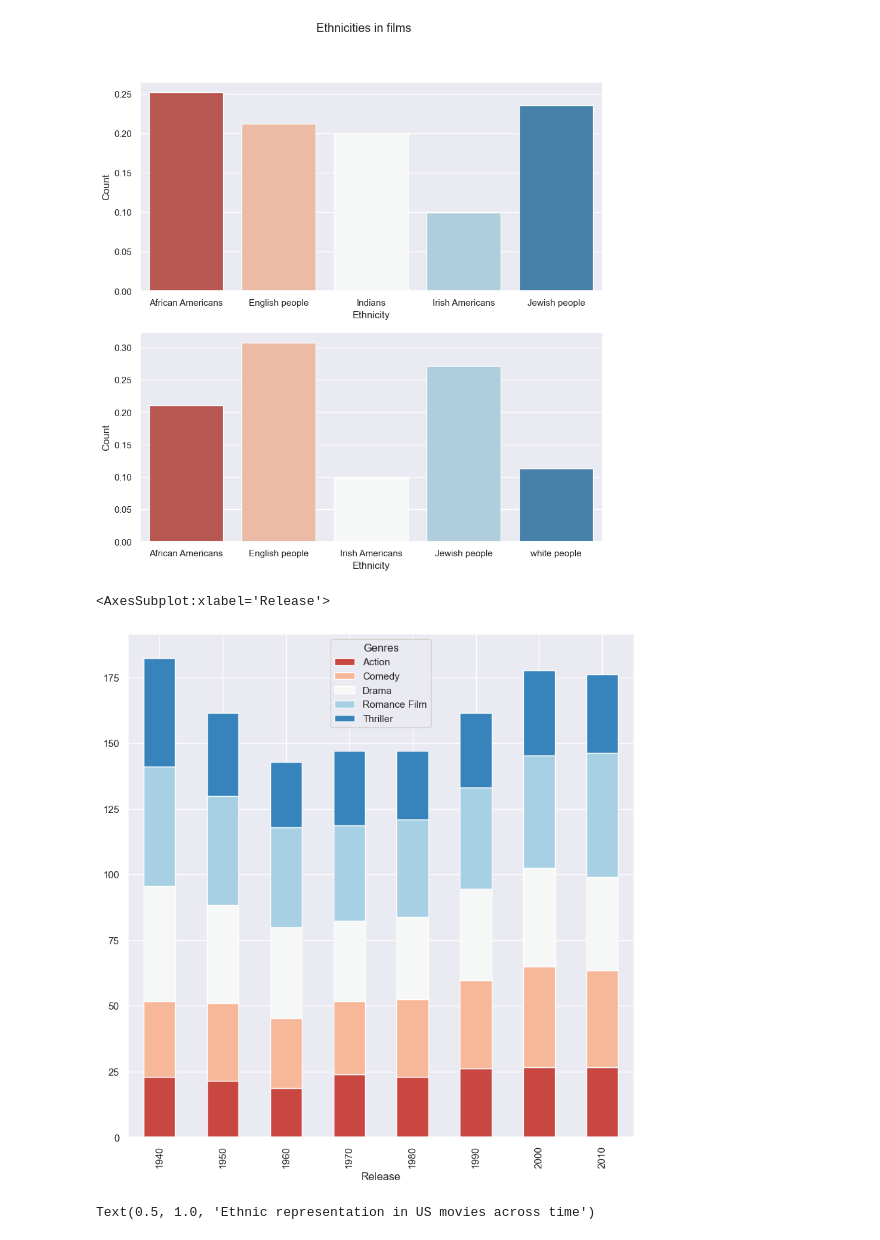
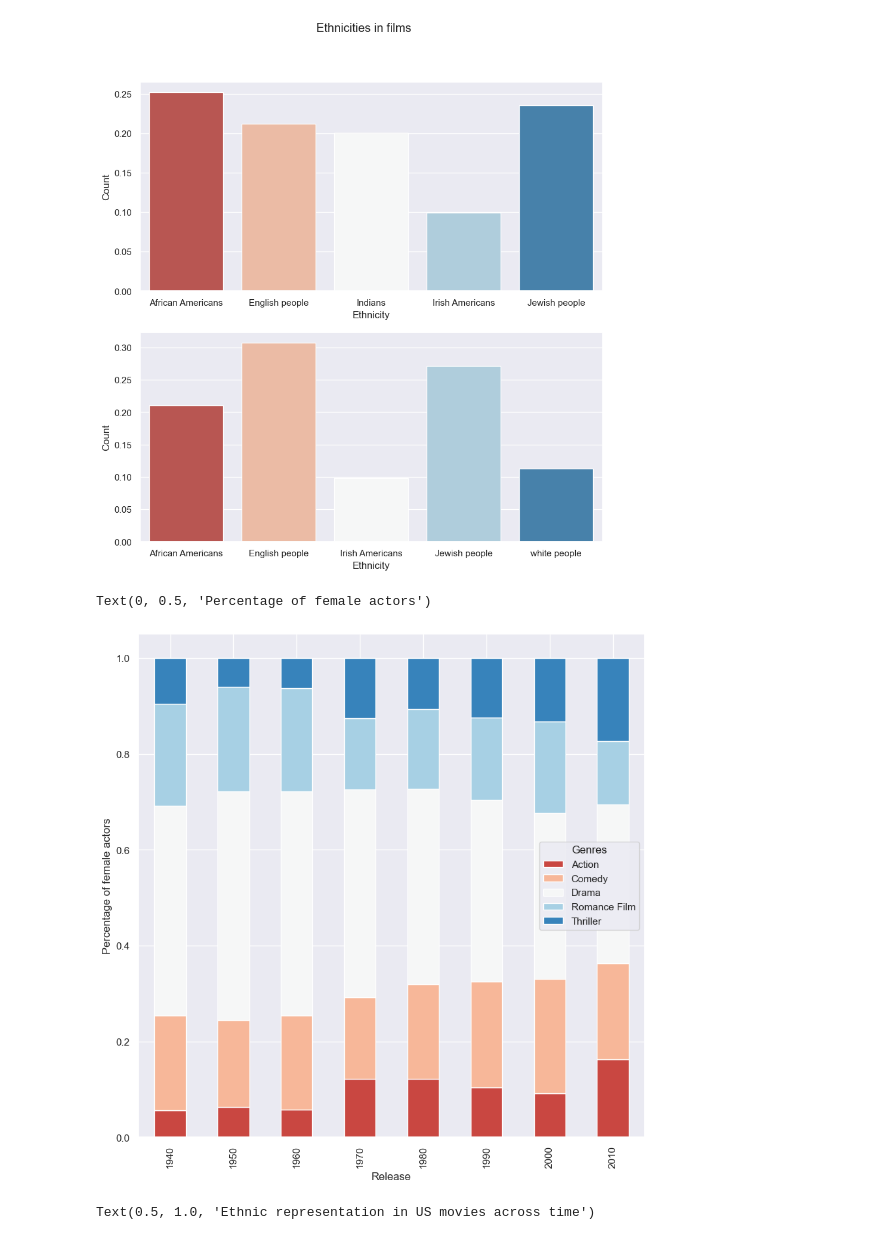
Before and after one commit to epfl-ada/ada-2022-project-rlab, a Jupyter notebook: Initial_Analysis_and_Ethnicity_Representation_statsthomas.ipynb, the cells around one changed output. Cells and saved outputs as stored; diff of their text form; code cells hidden in the pictures.

```diff
--- a/Initial_Analysis_and_Ethnicity_Representation_statsthomas.ipynb
+++ b/Initial_Analysis_and_Ethnicity_Representation_statsthomas.ipynb
@@ -544,0 +481,29 @@ Text(0.5, 1.0, 'Actors age in function of their nationality and sex across time'
+# %%
+# plotting data on chart
+sns.set_palette(sns.color_palette("RdBu",10))
+
+tmp = charac_group.reset_index().drop(columns="level_1").explode("Genres").dropna(subset="Genres")
+tmp1 = tmp[tmp["Gender"].isin(["F"])]
+tmp = tmp[tmp["Gender"].isin(["M"])]
+
+tmp3 = tmp1[tmp1["Release"]==1950]["Genres"].value_counts().nlargest(10)
+tmp1 = tmp1[tmp1["Release"]==2010]["Genres"].value_counts().nlargest(10)
+
+tmp4 = tmp[tmp["Release"]==1950]["Genres"].value_counts().nlargest(10)
+tmp = tmp[tmp["Release"]==2010]["Genres"].value_counts().nlargest(10)
+
+f, ((ax1, ax2), (ax3, ax4)) = plt.subplots(2, 2)
+ax1.set_facecolor('None')
+
+ax1.pie(tmp1.values, labels=tmp1.index, autopct='%.0f%%')
+ax2.pie(tmp.values, labels=tmp.index, autopct='%.0f%%')
+ax3.pie(tmp3.values, labels=tmp3.index, autopct='%.0f%%')
+ax4.pie(tmp4.values, labels=tmp4.index, autopct='%.0f%%')
+ax1.title.set_text('Female in 2010')
+ax2.title.set_text('Male in 2010')
+ax3.title.set_text('Female in 1950')
+ax4.title.set_text('Male in 1950')
+# displaying chartlabels=keys, colors=palette_color,
+plt.savefig("pie.png", transparent=True)
+
+plt.show()
@@ -635,19 +667,18 @@ axs[1] = sns.barplot(data=tmp, x= "Ethnicity", y = "Count", ax = axs[1])
 # %%
 # BoxRevenue globally
 
 tmp = charac_group.reset_index().explode("Genres").dropna(subset="Genres")
 tmp = tmp[tmp["Release"]>1940]
 tmp= tmp[tmp["Genres"].isin(tmp["Genres"].value_counts().nlargest(5).index)]
 
-tmp = tmp.groupby(by=["Genres", "Release"]).apply(lambda x: pd.DataFrame({"Female": [(x["Gender"]=="F").sum()/x["Gender"].count()*100],
-"Male": [(x["Gender"]=="M").sum()/x["Gender"].count()*100]})).reset_index().drop(columns="level_2")
-
-#plt.ylabel("Percentage of female actors")
+tmp = tmp.groupby(by=["Release", "Genres"]).apply(lambda x: pd.DataFrame({"Female": [(x["Gender"]=="F").sum()
+]})).reset_index().groupby(by=["Release"]).apply(lambda x: pd.concat([x["Release"],x["Genres"],x["Female"]/x["Female"].sum()], axis=1))
 tmp = tmp.pivot_table(index = 'Release', columns='Genres', values='Female', aggfunc='mean')
 tmp.groupby((tmp.index//10)*10).mean().plot(kind = 'bar', stacked = True)
+plt.ylabel("Percentage of female actors")
 # %% [output]
-<AxesSubplot:xlabel='Release'>
+Text(0, 0.5, 'Percentage of female actors')
-[figure, old version]
+[figure, new version]
 # %%
 # Generate plot of people of different ethnicities vs the date of release
 tmp = charac_group.reset_index().drop(columns="level_1")
```
Also changed, not shown: parts of 20 cells of this notebook.
